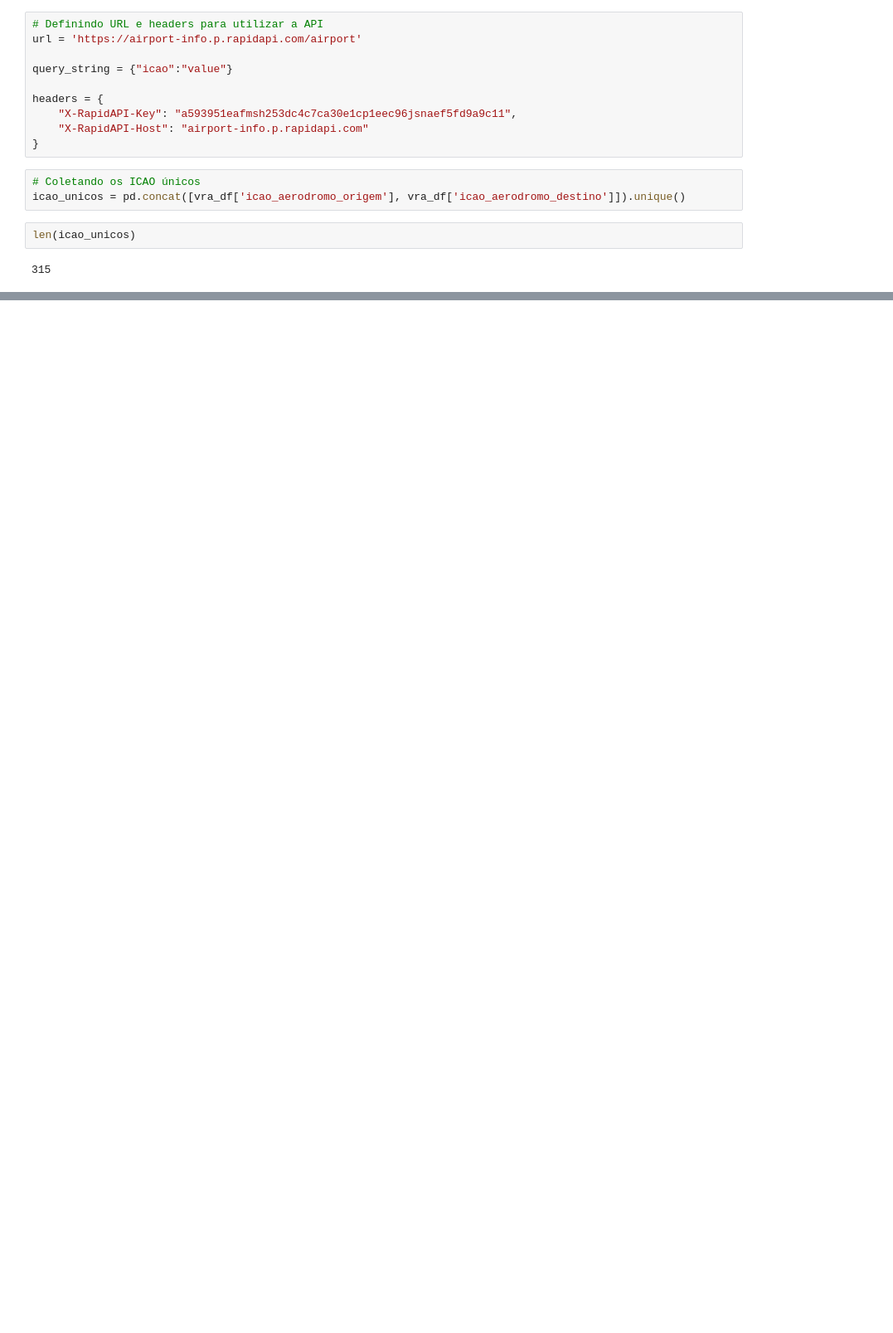
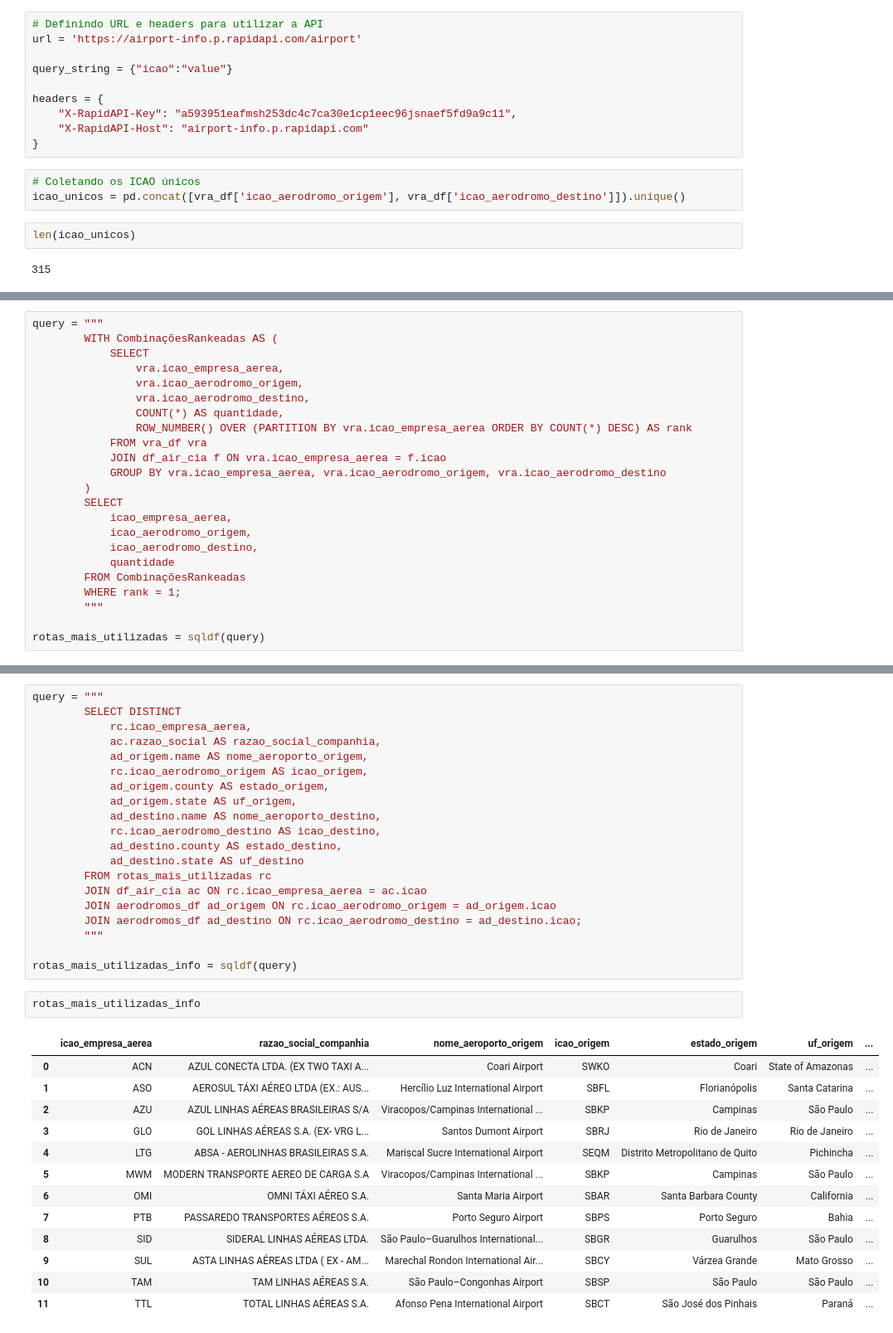
Before and after one commit to diunkz/case-eleflow-data-engineer, a Jupyter notebook: eleflow_capstone_noah.ipynb, the cells around one changed output, grey strips where cells are left out. Shown at 83% size. Cells and saved outputs as stored; diff of their text form; blank space fills up the shorter version.

```diff
--- a/eleflow_capstone_noah.ipynb
+++ b/eleflow_capstone_noah.ipynb
@@ -205,0 +214,23 @@ for icao in icao_unicos:
+# %%
+query = """
+        WITH CombinaçõesRankeadas AS (
+            SELECT
+                vra.icao_empresa_aerea,
+                vra.icao_aerodromo_origem,
+                vra.icao_aerodromo_destino,
+                COUNT(*) AS quantidade,
+                ROW_NUMBER() OVER (PARTITION BY vra.icao_empresa_aerea ORDER BY COUNT(*) DESC) AS rank
+            FROM vra_df vra
+            JOIN df_air_cia f ON vra.icao_empresa_aerea = f.icao
+            GROUP BY vra.icao_empresa_aerea, vra.icao_aerodromo_origem, vra.icao_aerodromo_destino
+        )
+        SELECT
+            icao_empresa_aerea,
+            icao_aerodromo_origem,
+            icao_aerodromo_destino,
+            quantidade
+        FROM CombinaçõesRankeadas
+        WHERE rank = 1;
+        """
+
+rotas_mais_utilizadas = sqldf(query)
@@ -205,0 +254,36 @@ for icao in icao_unicos:
+# %%
+query = """
+        SELECT DISTINCT
+            rc.icao_empresa_aerea,
+            ac.razao_social AS razao_social_companhia,
+            ad_origem.name AS nome_aeroporto_origem,
+            rc.icao_aerodromo_origem AS icao_origem,
+            ad_origem.county AS estado_origem,
+            ad_origem.state AS uf_origem,
+            ad_destino.name AS nome_aeroporto_destino,
+            rc.icao_aerodromo_destino AS icao_destino,
+            ad_destino.county AS estado_destino,
+            ad_destino.state AS uf_destino
+        FROM rotas_mais_utilizadas rc
+        JOIN df_air_cia ac ON rc.icao_empresa_aerea = ac.icao
+        JOIN aerodromos_df ad_origem ON rc.icao_aerodromo_origem = ad_origem.icao
+        JOIN aerodromos_df ad_destino ON rc.icao_aerodromo_destino = ad_destino.icao;
+        """
+
+rotas_mais_utilizadas_info = sqldf(query)
+# %%
+rotas_mais_utilizadas_info
+# %% [output]
+|  | icao_empresa_aerea | razao_social_companhia | nome_aeroporto_origem | icao_origem | estado_origem | uf_origem | ... |
+| 0 | ACN | AZUL CONECTA LTDA. (EX TWO TAXI A... | Coari Airport | SWKO | Coari | State of Amazonas | ... |
+| 1 | ASO | AEROSUL TÁXI AÉREO LTDA (EX.: AUS... | Hercílio Luz International Airport | SBFL | Florianópolis | Santa Catarina | ... |
+| 2 | AZU | AZUL LINHAS AÉREAS BRASILEIRAS S/A | Viracopos/Campinas International ... | SBKP | Campinas | São Paulo | ... |
+| 3 | GLO | GOL LINHAS AÉREAS S.A. (EX- VRG L... | Santos Dumont Airport | SBRJ | Rio de Janeiro | Rio de Janeiro | ... |
+| 4 | LTG | ABSA - AEROLINHAS BRASILEIRAS S.A. | Mariscal Sucre International Airport | SEQM | Distrito Metropolitano de Quito | Pichincha | ... |
+| 5 | MWM | MODERN TRANSPORTE AEREO DE CARGA S.A | Viracopos/Campinas International ... | SBKP | Campinas | São Paulo | ... |
+| 6 | OMI | OMNI TÁXI AÉREO S.A. | Santa Maria Airport | SBAR | Santa Barbara County | California | ... |
+| 7 | PTB | PASSAREDO TRANSPORTES AÉREOS S.A. | Porto Seguro Airport | SBPS | Porto Seguro | Bahia | ... |
+| 8 | SID | SIDERAL LINHAS AÉREAS LTDA. | São Paulo–Guarulhos International... | SBGR | Guarulhos | São Paulo | ... |
+| 9 | SUL | ASTA LINHAS AÉREAS LTDA ( EX - AM... | Marechal Rondon International Air... | SBCY | Várzea Grande | Mato Grosso | ... |
+| 10 | TAM | TAM LINHAS AÉREAS S.A. | São Paulo–Congonhas Airport | SBSP | São Paulo | São Paulo | ... |
+| 11 | TTL | TOTAL LINHAS AÉREAS S.A. | Afonso Pena International Airport | SBCT | São José dos Pinhais | Paraná | ... |
```
Also changed, not shown: parts of 10 cells of this notebook.
